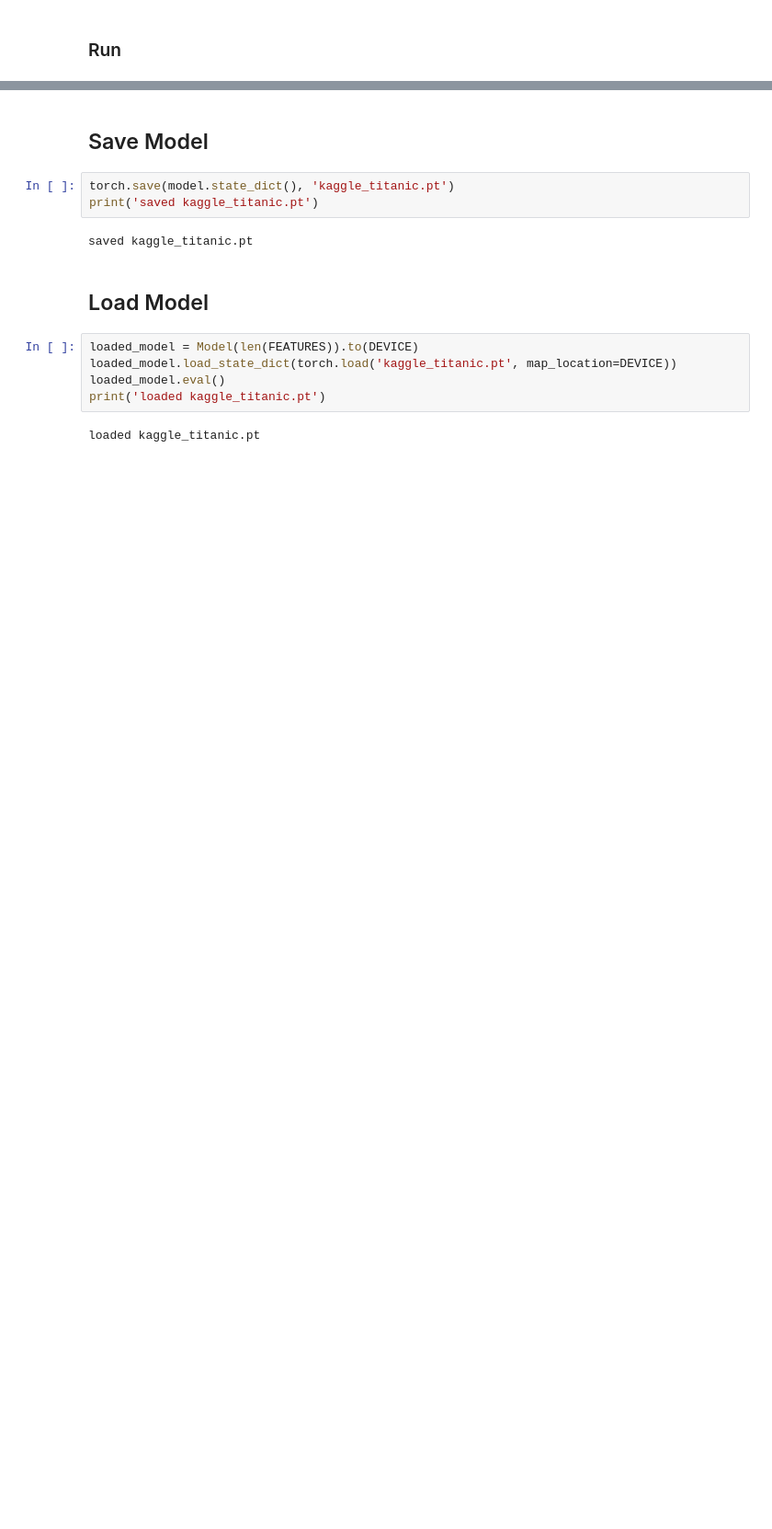
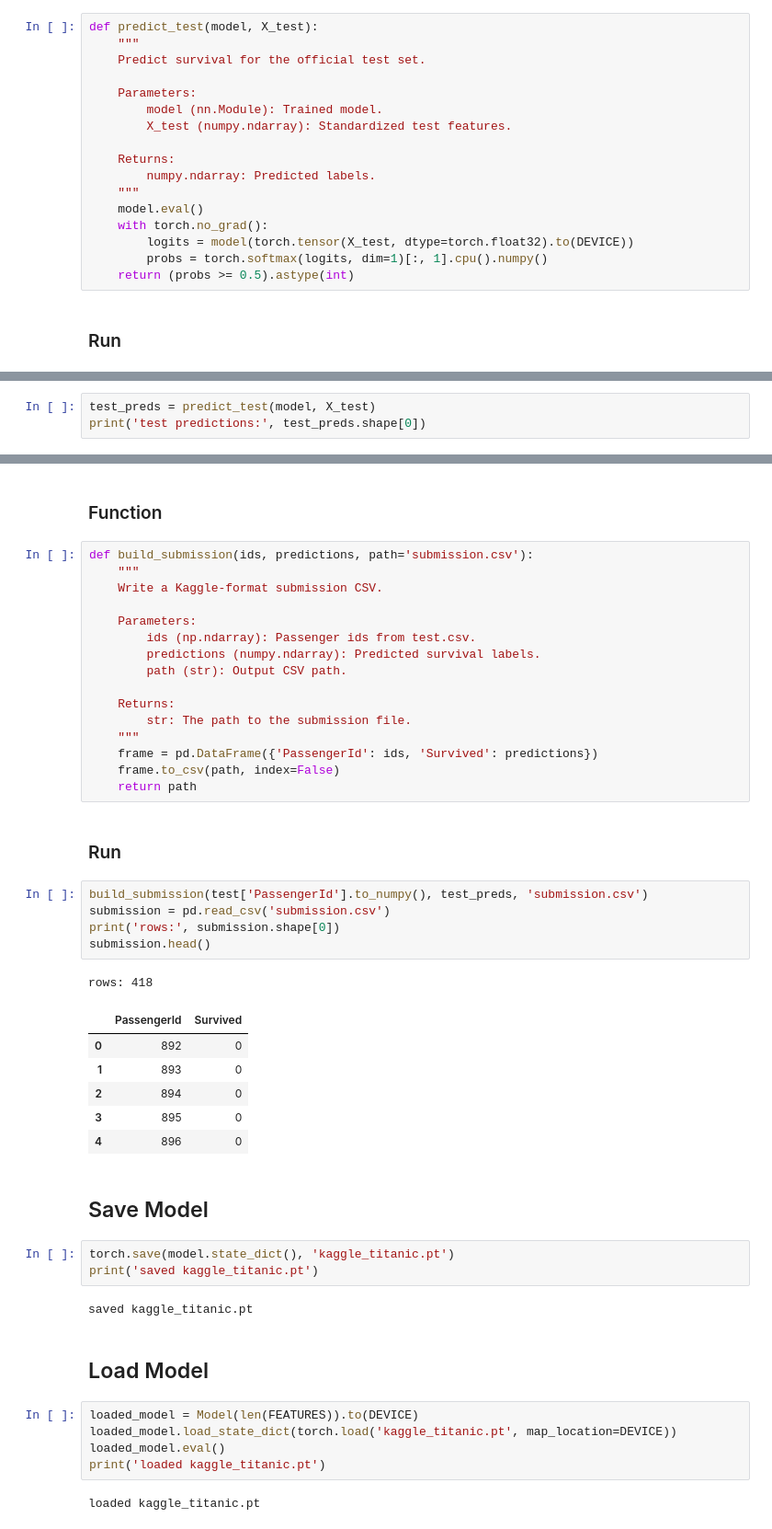
Before and after one commit to mytechnotalent/Reverse-Engineering-Data, a Jupyter notebook: 29-KAGGLE.ipynb, the cells around one changed output, grey strips where cells are left out. Shown at 92% size. Drawn from its saved outputs; the diff is of its cells as text; blank space fills up the shorter version.

```diff
--- a/29-KAGGLE.ipynb
+++ b/29-KAGGLE.ipynb
@@ -582,2 +558,19 @@ def build_submission(ids, predictions, path='submission.csv'):
+# %%
+def predict_test(model, X_test):
+    """
+    Predict survival for the official test set.
+
+    Parameters:
+        model (nn.Module): Trained model.
+        X_test (numpy.ndarray): Standardized test features.
+
+    Returns:
+        numpy.ndarray: Predicted labels.
+    """
+    model.eval()
+    with torch.no_grad():
+        logits = model(torch.tensor(X_test, dtype=torch.float32).to(DEVICE))
+        probs = torch.softmax(logits, dim=1)[:, 1].cpu().numpy()
+    return (probs >= 0.5).astype(int)
 # %% [markdown]
 ### Run
@@ -596,0 +577,3 @@ pd.read_csv('submission.csv').head()
+# %%
+test_preds = predict_test(model, X_test)
+print('test predictions:', test_preds.shape[0])
@@ -597,3 +584,36 @@ pd.read_csv('submission.csv').head()
+# %% [markdown]
+### Function
+# %%
+def build_submission(ids, predictions, path='submission.csv'):
+    """
+    Write a Kaggle-format submission CSV.
+
+    Parameters:
+        ids (np.ndarray): Passenger ids from test.csv.
+        predictions (numpy.ndarray): Predicted survival labels.
+        path (str): Output CSV path.
+
+    Returns:
+        str: The path to the submission file.
+    """
+    frame = pd.DataFrame({'PassengerId': ids, 'Survived': predictions})
+    frame.to_csv(path, index=False)
+    return path
+# %% [markdown]
+### Run
+# %%
+build_submission(test['PassengerId'].to_numpy(), test_preds, 'submission.csv')
+submission = pd.read_csv('submission.csv')
+print('rows:', submission.shape[0])
+submission.head()
+# %% [output]
+rows: 418
+|  | PassengerId | Survived |
+| 0 | 892 | 0 |
+| 1 | 893 | 0 |
+| 2 | 894 | 0 |
+| 3 | 895 | 0 |
+| 4 | 896 | 0 |
 # %% [markdown]
 ## Save Model
 # %%
```
Also changed, not shown: parts of 55 cells of this notebook, 1 other file.
